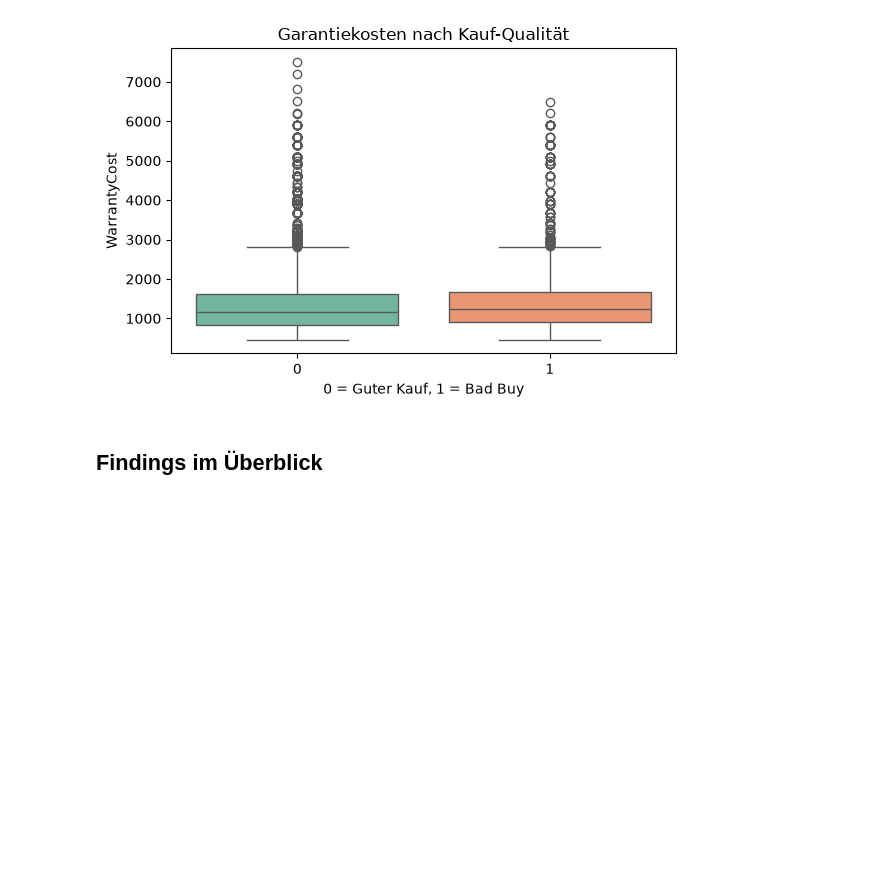
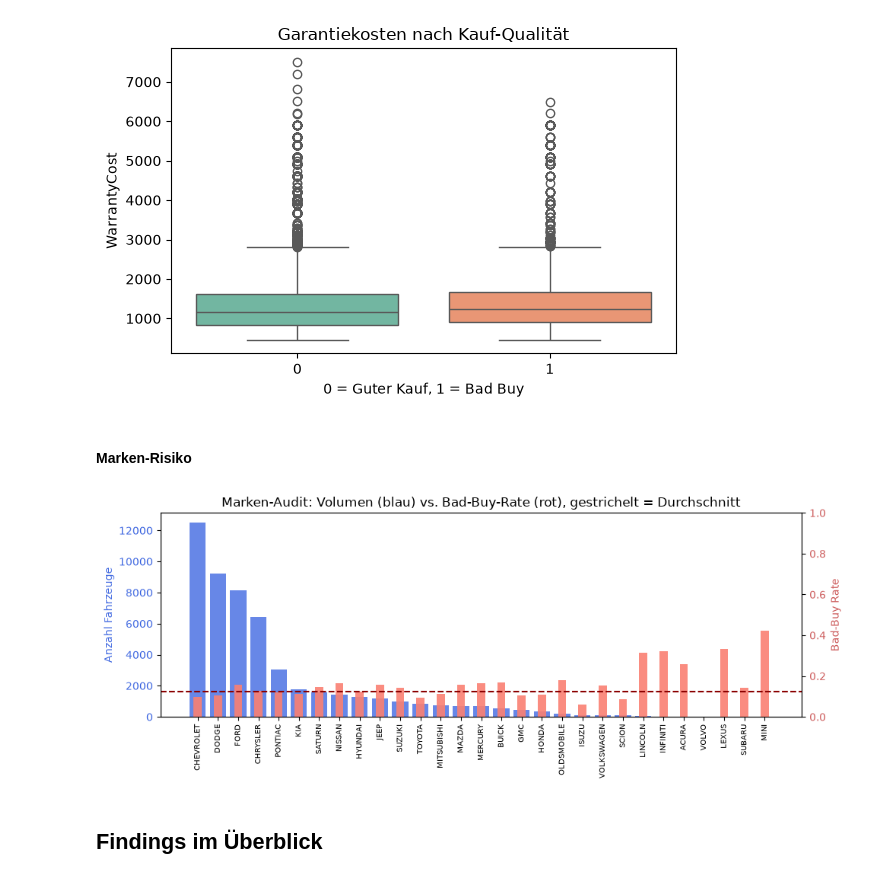
Before and after one commit to kaywiegand/us-used-vehicle-resales, a Jupyter notebook: notebooks/01b_eda-summary.ipynb, the cells around one changed output. Cells and saved outputs as stored; diff of their text form; code cells hidden in the pictures; blank space fills up the shorter version.

```diff
--- a/notebooks/01b_eda-summary.ipynb
+++ b/notebooks/01b_eda-summary.ipynb
@@ -117,6 +120,33 @@ plt.tight_layout()
 plt.show()
 # %% [output]
 [figure]
+# %% [markdown]
+#### Marken-Risiko
+# %%
+make_stats = df_impute.groupby('Make', observed=True).agg(
+    Anzahl=('IsBadBuy', 'count'),
+    BadBuyRate=('IsBadBuy', 'mean')
+).sort_values(by='Anzahl', ascending=False)
+
+fig, ax1 = plt.subplots(figsize=(10, 4))
+ax1.bar(make_stats.index, make_stats['Anzahl'], color='royalblue', alpha=0.8, width=0.8)
+ax1.set_ylabel('Anzahl Fahrzeuge', color='royalblue')
+ax1.tick_params(axis='y', labelcolor='royalblue')
+ax1.set_xticklabels(make_stats.index, rotation=90, fontsize=7)
+
+ax2 = ax1.twinx()
+ax2.bar(make_stats.index, make_stats['BadBuyRate'], color='salmon', alpha=0.9, width=0.4)
+ax2.axhline(df_impute['IsBadBuy'].mean(), color='darkred', linestyle='--', linewidth=1.5)
+ax2.set_ylabel('Bad-Buy Rate', color='indianred')
+ax2.tick_params(axis='y', labelcolor='indianred')
+ax2.set_ylim(0, 1.0)
+
+plt.title('Marken-Audit: Volumen (blau) vs. Bad-Buy-Rate (rot), gestrichelt = Durchschnitt')
+plt.tight_layout()
+plt.savefig(f'{IMG}brand_risk.png', dpi=140, bbox_inches='tight')
+plt.show()
+# %% [output]
+[figure, added]
 # %% [markdown]
 ## Findings im Überblick
 # %% [markdown]
```
Also changed, not shown: parts of 4 cells of this notebook, 15 other files.
